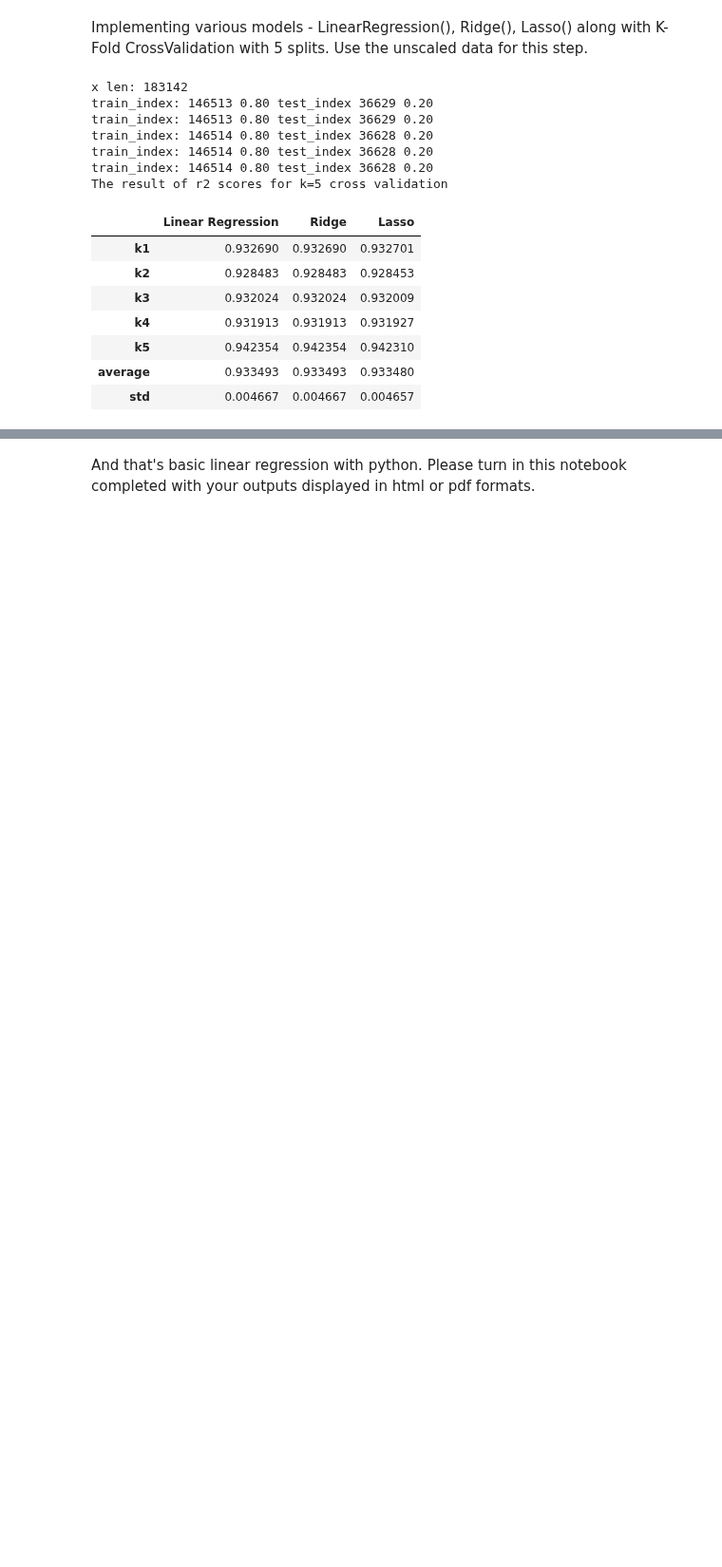
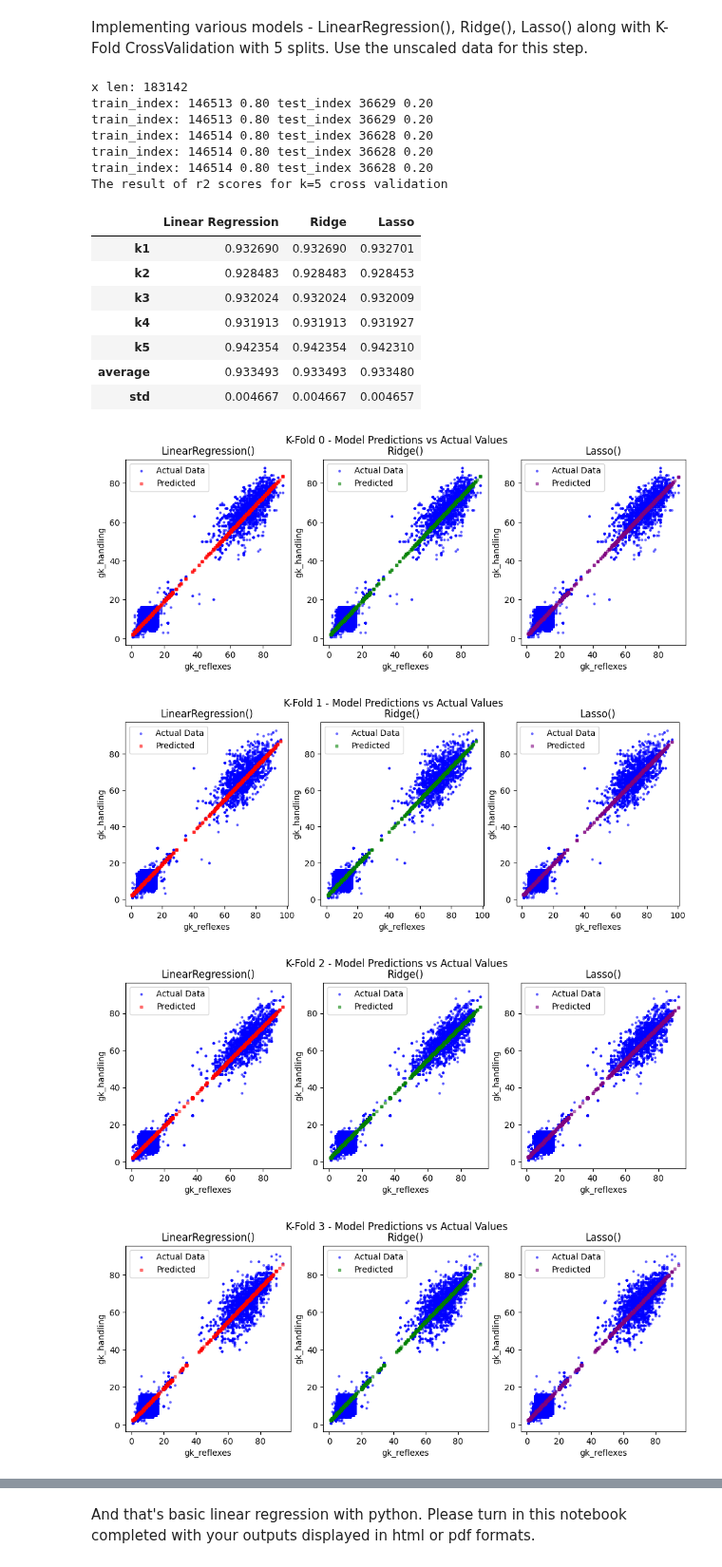
Before and after one commit to omanar1/usable_ai, a Jupyter notebook: Homework/HW6_assignment_m06_regression_Ricardo OMANA.ipynb, the cells around one changed output, grey strips where cells are left out. Shown at 95% size. Drawn from its saved outputs; the diff is of its cells as text; code cells hidden in the pictures; blank space fills up the shorter version.

```diff
--- a/Homework/HW6_assignment_m06_regression_Ricardo OMANA.ipynb
+++ b/Homework/HW6_assignment_m06_regression_Ricardo OMANA.ipynb
@@ -314,3 +314,44 @@ The result of r2 scores for k=5 cross validation
 | k5 | 0.942354 | 0.942354 | 0.942310 |
 | average | 0.933493 | 0.933493 | 0.933480 |
 | std | 0.004667 | 0.004667 | 0.004657 |
+# %%
+import matplotlib.pyplot as plt
+
+# Create subplots for each model
+
+j = 0
+colors = ['red', 'green', 'purple']
+
+for train_index, test_index in kf.split(x):
+
+    X_train_fold, X_test_fold = x[train_index], x[test_index]
+    y_train_fold, y_test_fold = y[train_index], y[test_index]
+
+    fig, axes = plt.subplots(1, 3, figsize=(12, 4))
+    fig.suptitle(f'K-Fold {j} - Model Predictions vs Actual Values')
+
+    j+=1
+    i = 0
+
+    for model in [model_lr, model_ridge, model_lasso]:
+        model.fit(X_train_fold, y_train_fold) # Training the model
+        pred = model.predict(X_test_fold) # Predictions
+
+        axes[i].scatter(X_test_fold, y_test_fold, label='Actual Data', color='blue', alpha=0.5, s=5, marker = 'o')
+        axes[i].scatter(X_test_fold, pred, label='Predicted', color=colors[i], alpha=0.5, s=5, marker = 's')
+        axes[i].set_title(str(model))
+        axes[i].set_xlabel('gk_reflexes')
+        axes[i].set_ylabel('gk_handling')
+        axes[i].legend()
+        i+=1
+
+        #plt.scatter(X_test_fold, y_test_fold, label='Actual Data', color='blue', alpha=0.5)
+        #plt.scatter(X_test_fold, pred, label='Predicted', color=color, alpha=0.5)
+
+        #plt.suptitle('Model Predictions vs Actual Values - ' + str(model))
+    plt.show()
+# %% [output]
+[figure, added]
+[figure, added]
+[figure, added]
+[figure, added]
```
Also changed, not shown: parts of 3 cells of this notebook.
